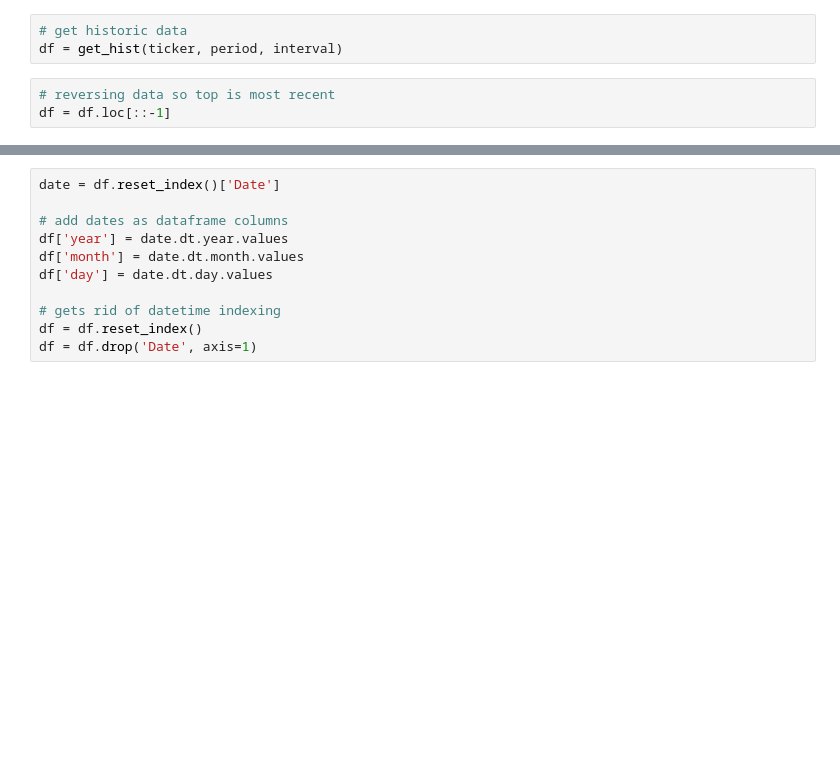
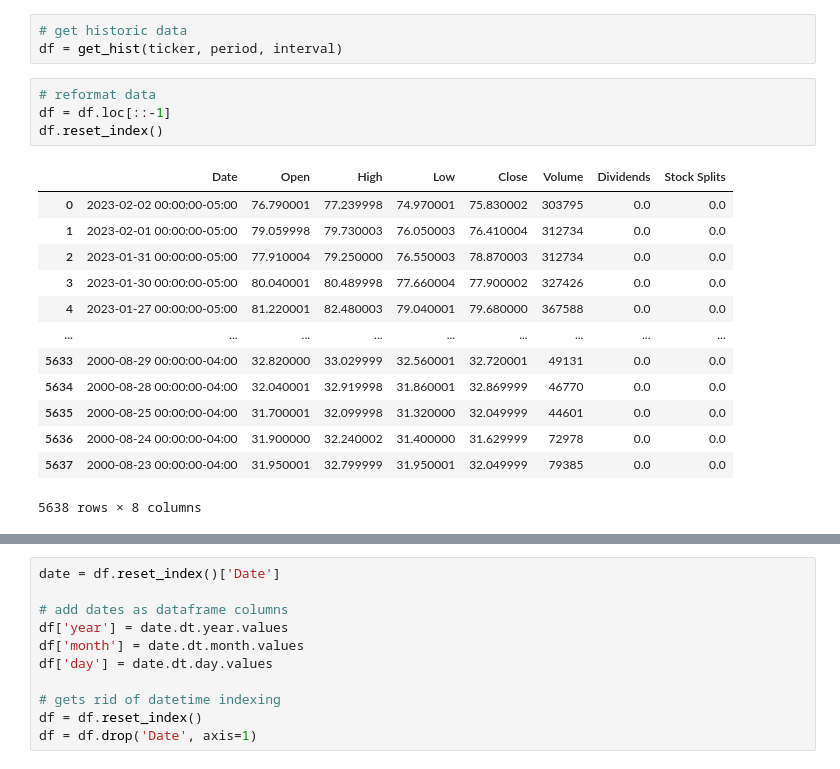
Before and after one commit to watrgoat/WTI-Crude-Prediction, a Jupyter notebook: predict.ipynb, the cells around one changed output, grey strips where cells are left out. Cells and saved outputs as stored; diff of their text form; blank space fills up the shorter version.

```diff
--- a/predict.ipynb
+++ b/predict.ipynb
@@ -21,5 +22,20 @@ def get_hist(ticker, time, interval):
 # get historic data
 df = get_hist(ticker, period, interval)
 # %%
-# reversing data so top is most recent
+# reformat data
 df = df.loc[::-1]
+df.reset_index()
+# %% [output]
+|  | Date | Open | High | Low | Close | Volume | Dividends | Stock Splits |
+| 0 | 2023-02-02 00:00:00-05:00 | 76.790001 | 77.239998 | 74.970001 | 75.830002 | 303795 | 0.0 | 0.0 |
+| 1 | 2023-02-01 00:00:00-05:00 | 79.059998 | 79.730003 | 76.050003 | 76.410004 | 312734 | 0.0 | 0.0 |
+| 2 | 2023-01-31 00:00:00-05:00 | 77.910004 | 79.250000 | 76.550003 | 78.870003 | 312734 | 0.0 | 0.0 |
+| 3 | 2023-01-30 00:00:00-05:00 | 80.040001 | 80.489998 | 77.660004 | 77.900002 | 327426 | 0.0 | 0.0 |
+| 4 | 2023-01-27 00:00:00-05:00 | 81.220001 | 82.480003 | 79.040001 | 79.680000 | 367588 | 0.0 | 0.0 |
+| ... | ... | ... | ... | ... | ... | ... | ... | ... |
+| 5633 | 2000-08-29 00:00:00-04:00 | 32.820000 | 33.029999 | 32.560001 | 32.720001 | 49131 | 0.0 | 0.0 |
+| 5634 | 2000-08-28 00:00:00-04:00 | 32.040001 | 32.919998 | 31.860001 | 32.869999 | 46770 | 0.0 | 0.0 |
+| 5635 | 2000-08-25 00:00:00-04:00 | 31.700001 | 32.099998 | 31.320000 | 32.049999 | 44601 | 0.0 | 0.0 |
+| 5636 | 2000-08-24 00:00:00-04:00 | 31.900000 | 32.240002 | 31.400000 | 31.629999 | 72978 | 0.0 | 0.0 |
+| 5637 | 2000-08-23 00:00:00-04:00 | 31.950001 | 32.799999 | 31.950001 | 32.049999 | 79385 | 0.0 | 0.0 |
+5638 rows × 8 columns
```
Also changed, not shown: parts of 16 cells of this notebook, 2 other files.
